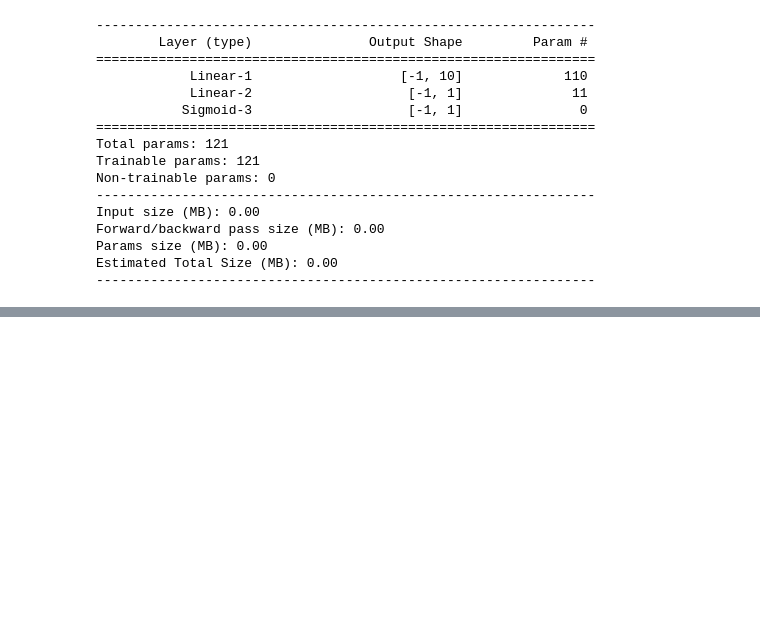
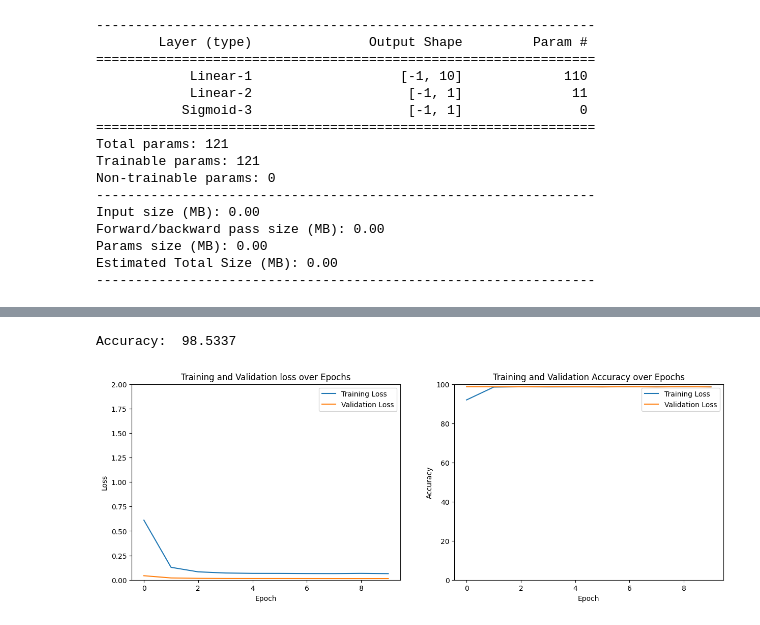
Before and after one commit to jahanvi513/Pytorch, a Jupyter notebook: Rice_Type_Classification.ipynb, the cells around one changed output, grey strips where cells are left out. Cells and saved outputs as stored; diff of their text form; code cells hidden in the pictures; blank space fills up the shorter version.

```diff
--- a/Rice_Type_Classification.ipynb
+++ b/Rice_Type_Classification.ipynb
@@ -165,7 +161,7 @@ optimizer = Adam(model.parameters(), lr = 1e-3)
 total_loss_train_plot = []
 total_loss_validation_plot = []
 total_accuracy_train_plot = []
-total_loss_validation_plot = []
+total_accuracy_validation_plot = []
 
 epochs = 10
 for epoch in range(epochs):
@@ -187,8 +183,23 @@ for epoch in range(epochs):
     optimizer.step()
     optimizer.zero_grad()
 
+  with torch.no_grad():
+    for data in validation_dataloader:
+      inputs, labels = data
+      prediction = model(inputs).squeeze(1)
+      batch_loss = criterion(prediction, labels)
+      total_loss_validation += batch_loss.item()
+      accuracy = ((prediction).round() == labels).sum().item()
+      total_accuracy_validation += accuracy
 
-  break
+  total_loss_train_plot.append(round(total_loss_train/1000, 4))
+  total_loss_validation_plot.append(round(total_loss_validation/1000, 4))
 
+  total_accuracy_train_plot.append(round(total_accuracy_train/training_data.__len__()*100, 4))
+  total_accuracy_validation_plot.append(round(total_accuracy_validation/validation_data.__len__()*100, 4))
+
+  print(f'''Epoch no. {epoch+1} Train Loss: {round(total_loss_train/1000, 4)} Train Accuracy {round(total_accuracy_train/training_data.__len__()*100, 4)}
+        Validation Loss: {round(total_loss_validation/1000, 4)} Validation Accuracy: {round(total_accuracy_validation/validation_data.__len__()*100, 4)}''')
+  print("="*25)
   #model.train()
 # %% [output]
@@ -195,0 +223,39 @@ for epoch in range(epochs):
+# %%
+with torch.no_grad():
+  total_loss_test = 0
+  total_accuracy_test = 0
+  for data in testing_dataloader:
+    inputs, labels =  data
+
+    prediction = model(inputs).squeeze(1)
+    batch_loss_test = criterion(prediction, labels).item()
+    total_loss_test += batch_loss_test
+
+    accuracy = ((prediction).round() == labels).sum().item()
+    total_accuracy_test += accuracy
+
+print("Accuracy: ", round(total_accuracy_test/testing_data.__len__()*100, 4))
+# %% [output]
+Accuracy:  98.5337
+# %%
+figure, axis = plt.subplots(nrows = 1, ncols = 2, figsize = (15, 5))
+
+axis[0].plot(total_loss_train_plot, label = 'Training Loss')
+axis[0].plot(total_loss_validation_plot, label = 'Validation Loss')
+axis[0].set_title('Training and Validation loss over Epochs')
+axis[0].set_xlabel('Epoch')
+axis[0].set_ylabel('Loss')
+axis[0].set_ylim([0,2])
+axis[0].legend()
+
+axis[1].plot(total_accuracy_train_plot, label = 'Training Loss')
+axis[1].plot(total_accuracy_validation_plot, label = 'Validation Loss')
+axis[1].set_title('Training and Validation Accuracy over Epochs')
+axis[1].set_xlabel('Epoch')
+axis[1].set_ylabel('Accuracy')
+axis[1].set_ylim([0,100])
+axis[1].legend()
+
+plt.show()
+# %% [output]
+[figure, added]
```
Also changed, not shown: parts of 3 cells of this notebook.
